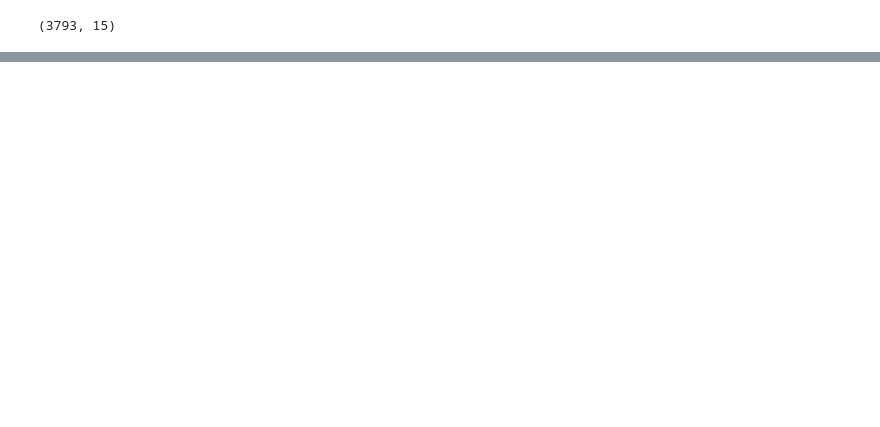
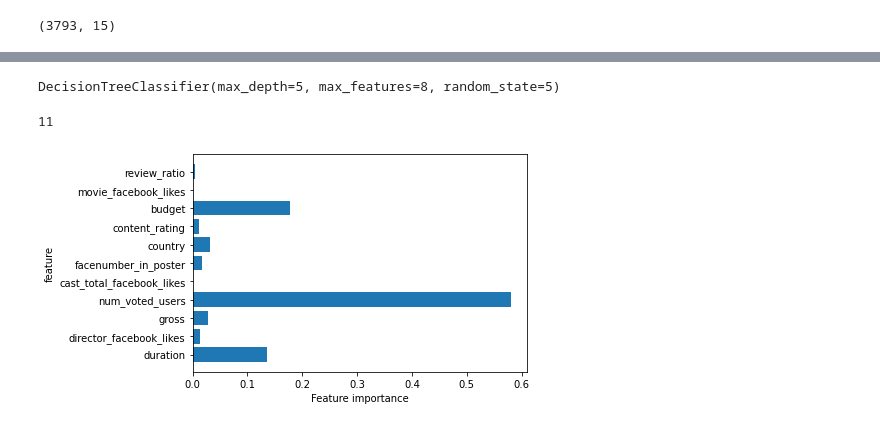
Before and after one commit to mamun-av/IMDB-classification-project, a Jupyter notebook: imdb_classification.ipynb, the cells around one changed output, grey strips where cells are left out. Cells and saved outputs as stored; diff of their text form; code cells hidden in the pictures; blank space fills up the shorter version.

Commit message:
finalize all the model, conclusion updated later

```diff
--- a/imdb_classification.ipynb
+++ b/imdb_classification.ipynb
@@ -509,0 +587,20 @@ The most accuracy is Random Forest Classification with score of 0.81. Other clas
+# %%
+X_train, X_test, y_train, y_test = train_test_split(X_dt, y, train_size=0.8, random_state=5)
+# %%
+from sklearn.tree import DecisionTreeClassifier
+
+dt = DecisionTreeClassifier(random_state=5)
+
+param = {'max_depth': [i for i in range(1,10)],
+        'max_features': [i for i in range(1,X_train.shape[1])]}
+
+grid = GridSearchCV(dt, param_grid=param, cv=5, scoring="f1", n_jobs=-1)
+grid.fit(X_train, y_train)
+
+print(f"Best params:\n{grid.best_params_}\n")
+print(f"Best cross-validation f1 score: {grid.best_score_:.2f}\n")
+
+y_pred = grid.predict(X_test)
+print(f'Confusion matrix: \n{confusion_matrix(y_test, y_pred)}\n')
+
+print(f"accuracy score: {accuracy_score(y_test, y_pred):.2f}")
@@ -509,0 +618,18 @@ The most accuracy is Random Forest Classification with score of 0.81. Other clas
+# %%
+def plot_feature_importance(model,x,name):
+    n_feature=x.shape[1]
+    print(n_feature)
+    plt.barh(range(n_feature),model.feature_importances_)
+    plt.yticks(np.arange(n_feature),name)
+    plt.xlabel("Feature importance")
+    plt.ylabel("feature")
+# %%
+dt = DecisionTreeClassifier(max_depth=5, max_features=8, random_state=5)
+dt.fit(X_train, y_train)
+# %% [output]
+DecisionTreeClassifier(max_depth=5, max_features=8, random_state=5)
+# %%
+plot_feature_importance(dt,X_train,X_dt.columns)
+# %% [output]
+11
+[figure, added]
```
Also changed, not shown: parts of 55 cells of this notebook.
